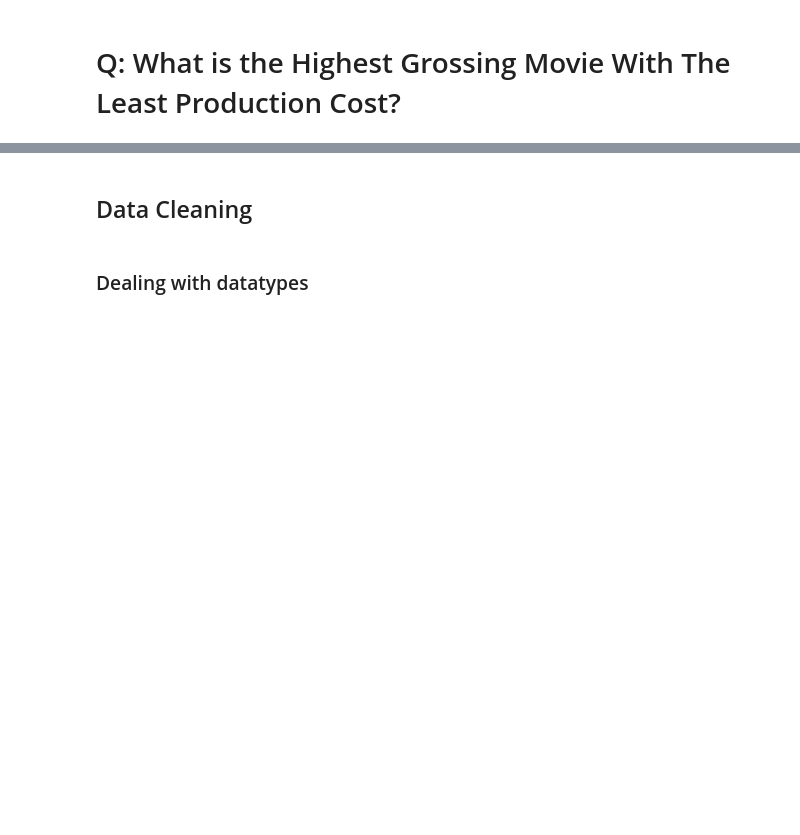
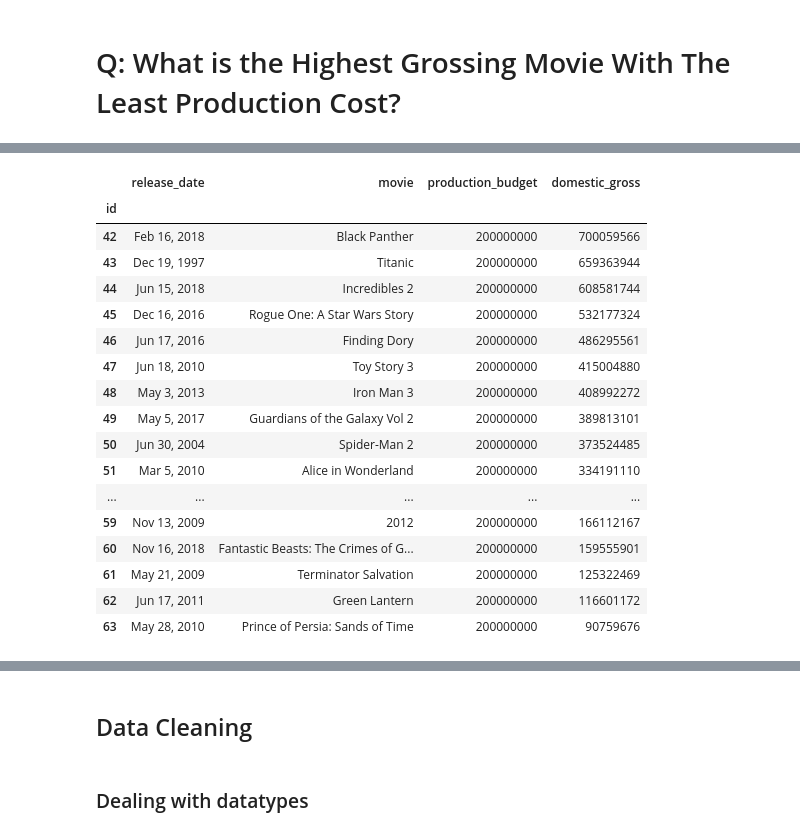
Before and after one commit to peimani/Movie_Project, a Jupyter notebook: LowCostHightGross.ipynb, the cells around one changed output, grey strips where cells are left out. Saved outputs shown, nothing was run; the diff lists cells and outputs as text; code cells hidden in the pictures; blank space fills up the shorter version.

```diff
--- a/LowCostHightGross.ipynb
+++ b/LowCostHightGross.ipynb
@@ -45,0 +164,25 @@ movie_budgets_df.info()
+# %%
+mb_prod_budg_2 = mb[mb.production_budget == 200000000]
+
+mb_prod_budg_2.sort_values(by= "domestic_gross", ascending = True)
+mb_prod_budg_2.describe()
+mb_prod_budg_2
+# %% [output]
+|  | release_date | movie | production_budget | domestic_gross |
+| id |  |  |  |  |
+| 42 | Feb 16, 2018 | Black Panther | 200000000 | 700059566 |
+| 43 | Dec 19, 1997 | Titanic | 200000000 | 659363944 |
+| 44 | Jun 15, 2018 | Incredibles 2 | 200000000 | 608581744 |
+| 45 | Dec 16, 2016 | Rogue One: A Star Wars Story | 200000000 | 532177324 |
+| 46 | Jun 17, 2016 | Finding Dory | 200000000 | 486295561 |
+| 47 | Jun 18, 2010 | Toy Story 3 | 200000000 | 415004880 |
+| 48 | May 3, 2013 | Iron Man 3 | 200000000 | 408992272 |
+| 49 | May 5, 2017 | Guardians of the Galaxy Vol 2 | 200000000 | 389813101 |
+| 50 | Jun 30, 2004 | Spider-Man 2 | 200000000 | 373524485 |
+| 51 | Mar 5, 2010 | Alice in Wonderland | 200000000 | 334191110 |
+| ... | ... | ... | ... | ... |
+| 59 | Nov 13, 2009 | 2012 | 200000000 | 166112167 |
+| 60 | Nov 16, 2018 | Fantastic Beasts: The Crimes of G... | 200000000 | 159555901 |
+| 61 | May 21, 2009 | Terminator Salvation | 200000000 | 125322469 |
+| 62 | Jun 17, 2011 | Green Lantern | 200000000 | 116601172 |
+| 63 | May 28, 2010 | Prince of Persia: Sands of Time | 200000000 | 90759676 |
```
Also changed, not shown: parts of 22 cells of this notebook, 1 other file.
